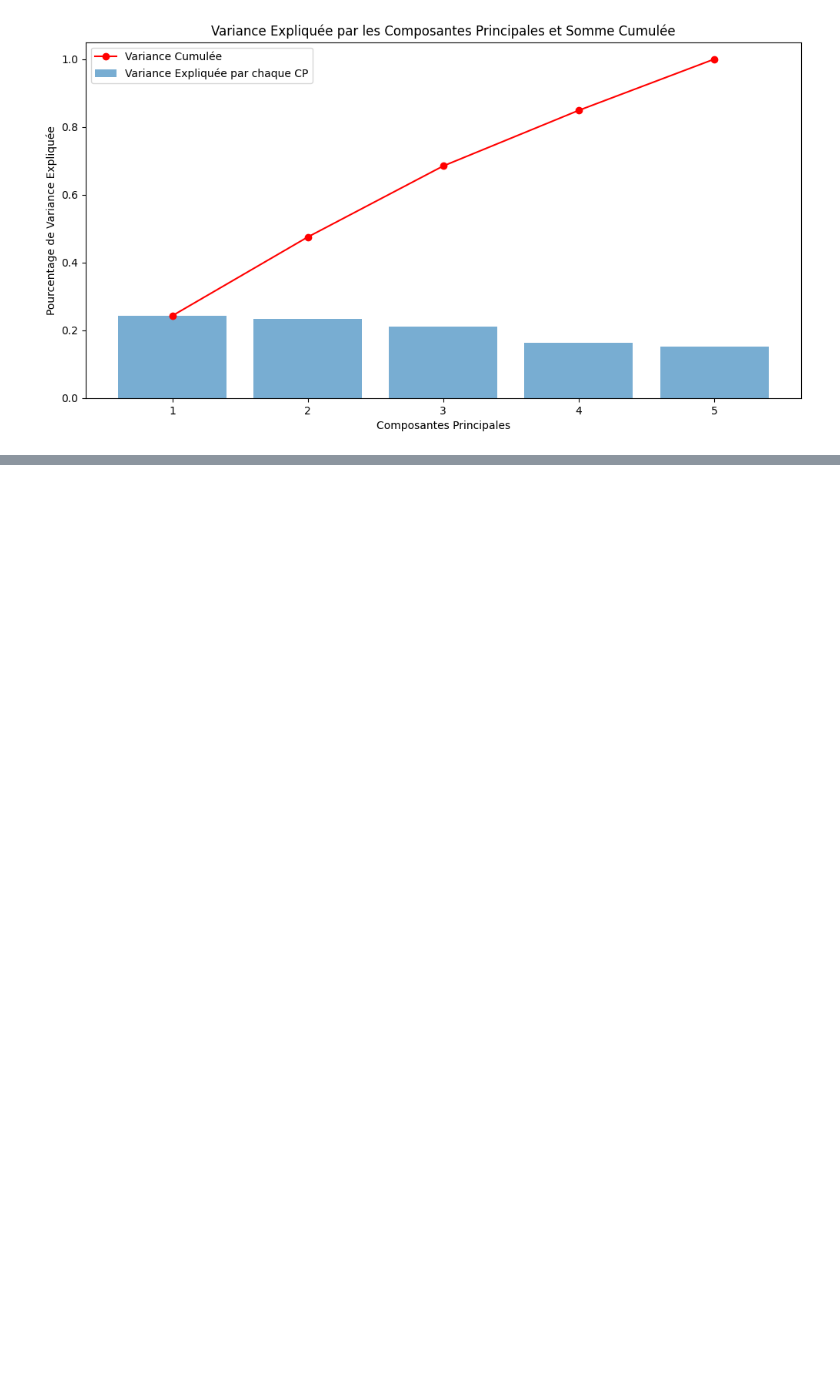
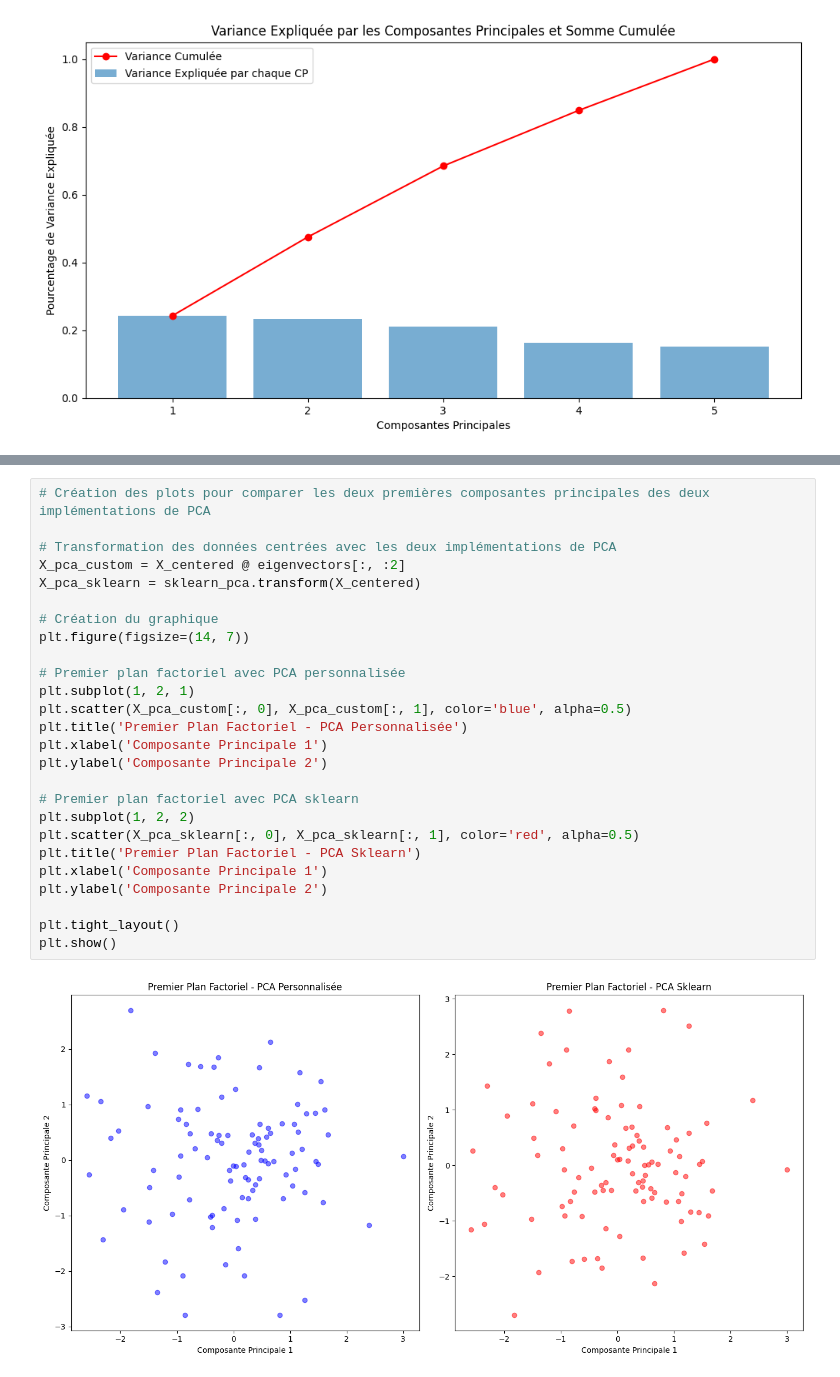
Before and after one commit to malayaan/donnees_environnementales, a Jupyter notebook: td1.2.ipynb, the cells around one changed output, grey strips where cells are left out. Saved outputs shown, nothing was run; the diff lists cells and outputs as text; blank space fills up the shorter version.

```diff
--- a/td1.2.ipynb
+++ b/td1.2.ipynb
@@ -155,0 +226,28 @@ Analyse Parallèle : Comparaison avec les valeurs propres de données aléatoire
+# %%
+# Création des plots pour comparer les deux premières composantes principales des deux implémentations de PCA
+
+# Transformation des données centrées avec les deux implémentations de PCA
+X_pca_custom = X_centered @ eigenvectors[:, :2]
+X_pca_sklearn = sklearn_pca.transform(X_centered)
+
+# Création du graphique
+plt.figure(figsize=(14, 7))
+
+# Premier plan factoriel avec PCA personnalisée
+plt.subplot(1, 2, 1)
+plt.scatter(X_pca_custom[:, 0], X_pca_custom[:, 1], color='blue', alpha=0.5)
+plt.title('Premier Plan Factoriel - PCA Personnalisée')
+plt.xlabel('Composante Principale 1')
+plt.ylabel('Composante Principale 2')
+
+# Premier plan factoriel avec PCA sklearn
+plt.subplot(1, 2, 2)
+plt.scatter(X_pca_sklearn[:, 0], X_pca_sklearn[:, 1], color='red', alpha=0.5)
+plt.title('Premier Plan Factoriel - PCA Sklearn')
+plt.xlabel('Composante Principale 1')
+plt.ylabel('Composante Principale 2')
+
+plt.tight_layout()
+plt.show()
+# %% [output]
+[figure, added]
```
Also changed, not shown: parts of 9 cells of this notebook, 1 other file.
